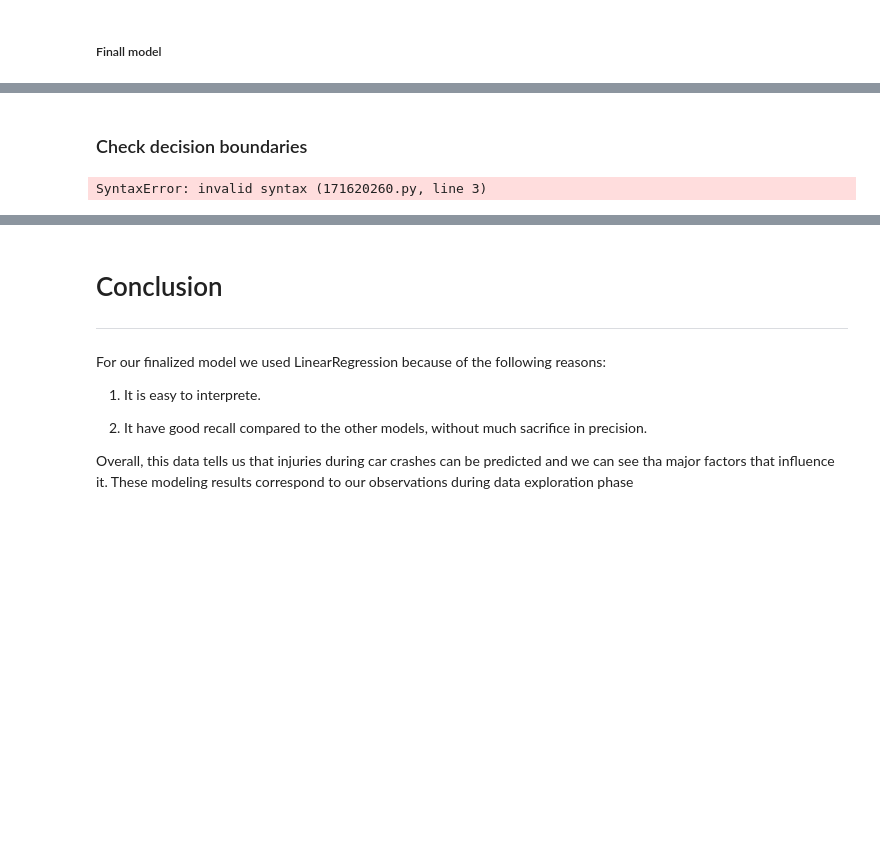
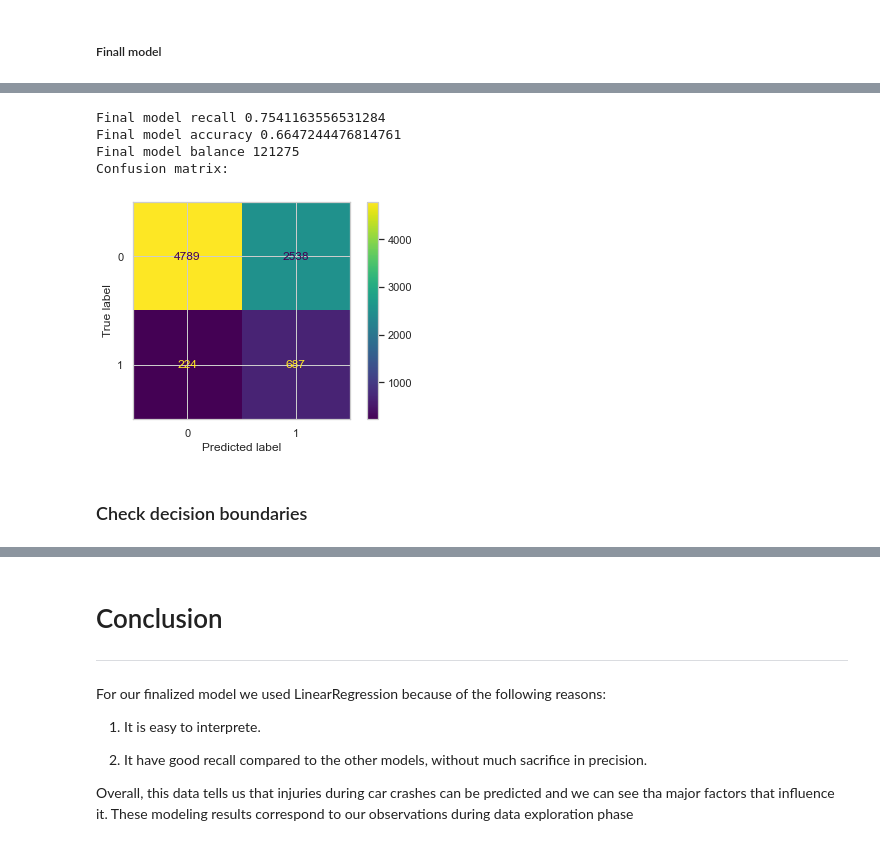
Before and after one commit to 314ka4y/Customer_churn, a Jupyter notebook: Customer_sign.ipynb, the cells around one changed output, grey strips where cells are left out. Cells and saved outputs as stored; diff of their text form; code cells hidden in the pictures; blank space fills up the shorter version.

```diff
--- a/Customer_sign.ipynb
+++ b/Customer_sign.ipynb
@@ -1092,33 +1157,18 @@ X_train_sm, y_train_sm = sm.fit_resample(X_train_ohe_ss, y_new)
+# %%
+y_hat_final = model_final.predict(X_test_ss_oha)
+y_hat_probability = model_final.predict_proba(X_test_ss_oha)
+print(f"Final model recall {recall_score(y_test, y_hat_final)}")
+print(f"Final model accuracy {accuracy_score(y_test, y_hat_final)}")
+print(f"Final model balance {cost_calculator(y_test, y_hat_final)}")
+print("Confusion matrix:")
+cm = confusion_matrix(y_test, y_hat_final)
+ConfusionMatrixDisplay(confusion_matrix = cm).plot()
+plt.show()
+# %% [output]
+Final model recall 0.7541163556531284
+Final model accuracy 0.6647244476814761
+Final model balance 121275
+Confusion matrix:
+[figure, added]
 # %% [markdown]
 ### Check decision boundaries
-# %%
-# Loop with changing prediction bondaries
-
-prediction =
-list_of_thresholds = list(np.linspace(0.2, 0.8, 13))
-list_of_options=[]
-for threshold in list_of_thresholds:
-    prediction_new = [1 if x > threshold else 0 for x in predictions]
-    test_accuracy = round(accuracy_score(test_images_labels, prediction_new),4)
-    test_recall = round(recall_score(test_images_labels, prediction_new),4)
-    test_precision = round(precision_score(test_images_labels, prediction_new),4)
-    list_of_options.append((threshold, test_accuracy, test_recall))
-
-
-# Base model predictions
-print("Optimization focusen on accuracy")
-print(f"Model accuracy {test_accuracy_base}. Model recall {test_recall_base}")
-
-
-# Best prediction threshold for accuracy
-threshold_acc = sorted(list_of_options, key = lambda x: x[1], reverse = True)[0]
-print("Optimization focusen on accuracy")
-print(f"Model accuracy {threshold_acc[1]}. Model recall {threshold_acc[2]}")
-
-
-# Best prediction threshold for recall
-threshold_recall = sorted(list_of_options, key = lambda x: x[2], reverse = True)[0]
-print("Optimization focusen on recall")
-print(f"Model accuracy {threshold_recall[1]}. Model recall {threshold_recall[2]}")
-# %% [output]
-SyntaxError: invalid syntax (171620260.py, line 3)
```
Also changed, not shown: parts of 160 cells of this notebook, 2 other files.
